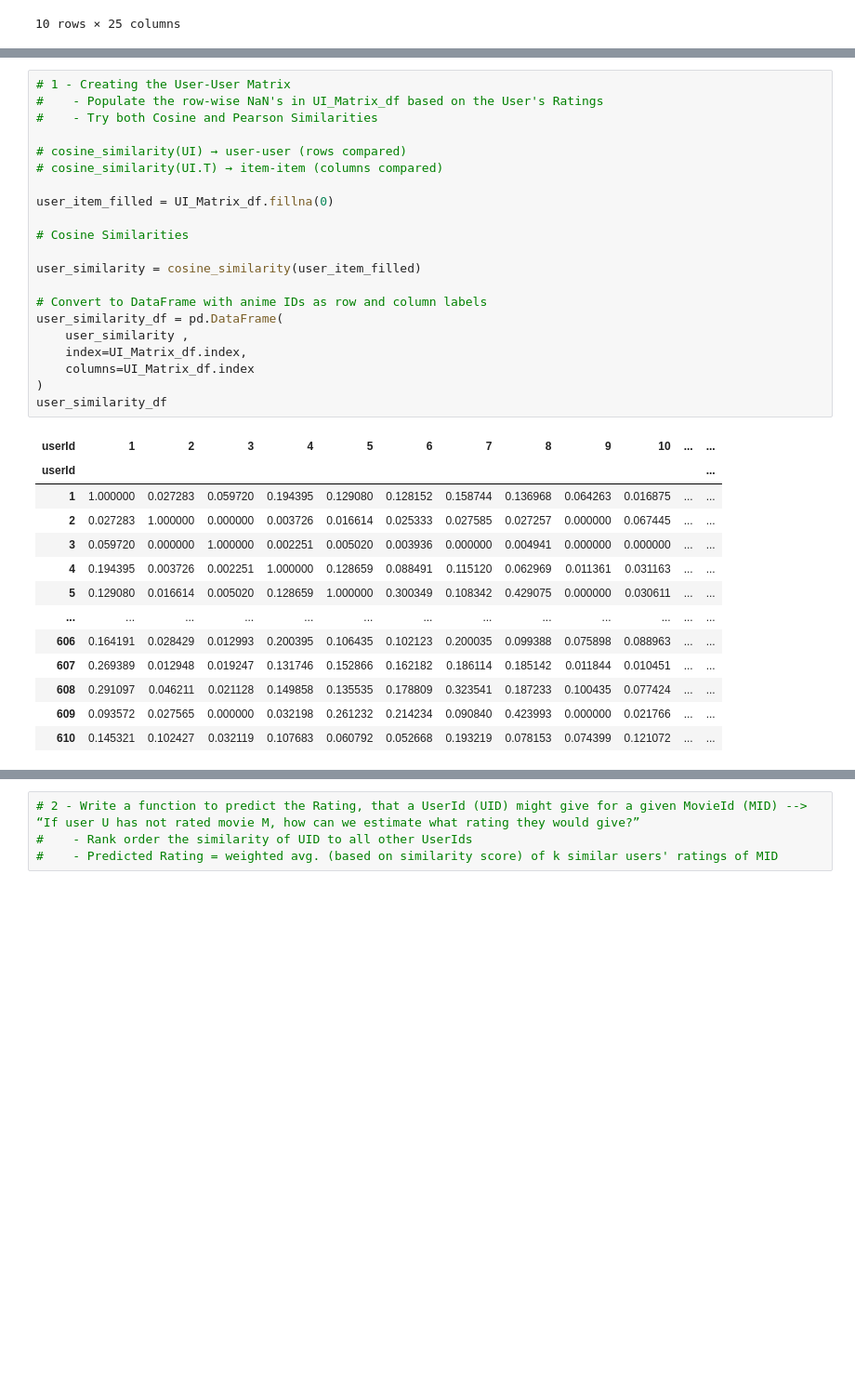
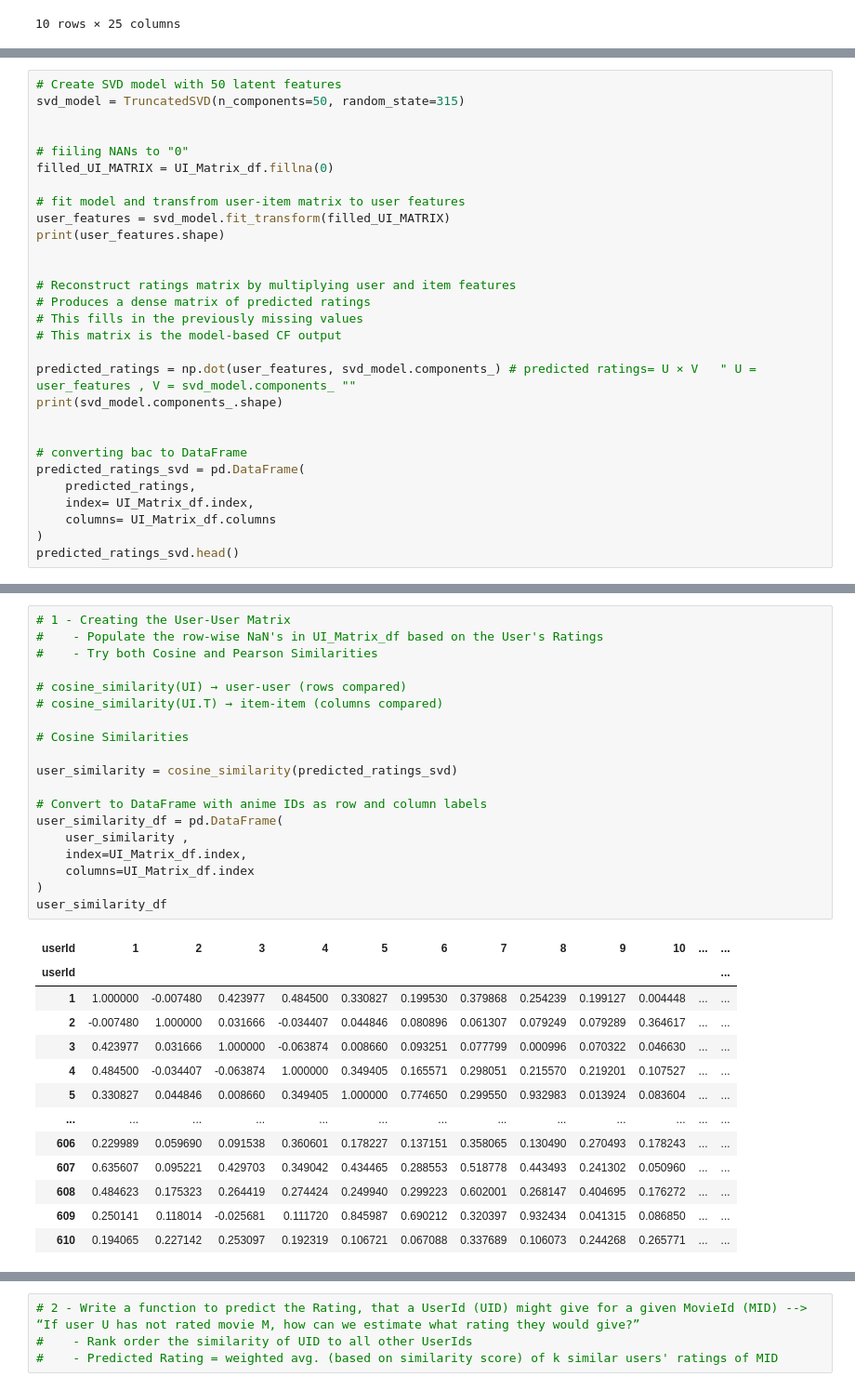
Before and after one commit to Mesterumit/Movie_Recommendations, a Jupyter notebook: Movie_Recommendations.ipynb, the cells around one changed output, grey strips where cells are left out. Shown at 93% size. Saved outputs shown, nothing was run; the diff lists cells and outputs as text; blank space fills up the shorter version.

Commit message:
updated predict rating function

```diff
--- a/Movie_Recommendations.ipynb
+++ b/Movie_Recommendations.ipynb
@@ -159,0 +172,29 @@ USER-item MATRIX :  (610, 9719)
+# %%
+# Create SVD model with 50 latent features
+svd_model = TruncatedSVD(n_components=50, random_state=315)
+
+
+# fiiling NANs to "0"
+filled_UI_MATRIX = UI_Matrix_df.fillna(0)
+
+# fit model and transfrom user-item matrix to user features
+user_features = svd_model.fit_transform(filled_UI_MATRIX)
+print(user_features.shape)
+
+
+# Reconstruct ratings matrix by multiplying user and item features
+# Produces a dense matrix of predicted ratings
+# This fills in the previously missing values
+# This matrix is the model-based CF output
+
+predicted_ratings = np.dot(user_features, svd_model.components_) # predicted ratings= U × V   " U = user_features , V = svd_model.components_ ""
+print(svd_model.components_.shape)
+
+
+# converting bac to DataFrame
+predicted_ratings_svd = pd.DataFrame(
+    predicted_ratings,
+    index= UI_Matrix_df.index,
+    columns= UI_Matrix_df.columns
+)
+predicted_ratings_svd.head()
@@ -171,38 +266,36 @@ Task 3-A:  Memory Based Collaborative Filtering:
 # %%
 # 1 - Creating the User-User Matrix
 #    - Populate the row-wise NaN's in UI_Matrix_df based on the User's Ratings
 #    - Try both Cosine and Pearson Similarities
 
 # cosine_similarity(UI) → user-user (rows compared)
 # cosine_similarity(UI.T) → item-item (columns compared)
 
-user_item_filled = UI_Matrix_df.fillna(0)
-
 # Cosine Similarities
 
-user_similarity = cosine_similarity(user_item_filled)
+user_similarity = cosine_similarity(predicted_ratings_svd)
 
 # Convert to DataFrame with anime IDs as row and column labels
 user_similarity_df = pd.DataFrame(
     user_similarity ,
     index=UI_Matrix_df.index,
     columns=UI_Matrix_df.index
 )
 user_similarity_df
 # %% [output]
 | userId | 1 | 2 | 3 | 4 | 5 | 6 | 7 | 8 | 9 | 10 | ... | ... |
 | userId |  |  |  |  |  |  |  |  |  |  |  | ... |
-| 1 | 1.000000 | 0.027283 | 0.059720 | 0.194395 | 0.129080 | 0.128152 | 0.158744 | 0.136968 | 0.064263 | 0.016875 | ... | ... |
-| 2 | 0.027283 | 1.000000 | 0.000000 | 0.003726 | 0.016614 | 0.025333 | 0.027585 | 0.027257 | 0.000000 | 0.067445 | ... | ... |
-| 3 | 0.059720 | 0.000000 | 1.000000 | 0.002251 | 0.005020 | 0.003936 | 0.000000 | 0.004941 | 0.000000 | 0.000000 | ... | ... |
-| 4 | 0.194395 | 0.003726 | 0.002251 | 1.000000 | 0.128659 | 0.088491 | 0.115120 | 0.062969 | 0.011361 | 0.031163 | ... | ... |
-| 5 | 0.129080 | 0.016614 | 0.005020 | 0.128659 | 1.000000 | 0.300349 | 0.108342 | 0.429075 | 0.000000 | 0.030611 | ... | ... |
+| 1 | 1.000000 | -0.007480 | 0.423977 | 0.484500 | 0.330827 | 0.199530 | 0.379868 | 0.254239 | 0.199127 | 0.004448 | ... | ... |
+| 2 | -0.007480 | 1.000000 | 0.031666 | -0.034407 | 0.044846 | 0.080896 | 0.061307 | 0.079249 | 0.079289 | 0.364617 | ... | ... |
+| 3 | 0.423977 | 0.031666 | 1.000000 | -0.063874 | 0.008660 | 0.093251 | 0.077799 | 0.000996 | 0.070322 | 0.046630 | ... | ... |
+| 4 | 0.484500 | -0.034407 | -0.063874 | 1.000000 | 0.349405 | 0.165571 | 0.298051 | 0.215570 | 0.219201 | 0.107527 | ... | ... |
+| 5 | 0.330827 | 0.044846 | 0.008660 | 0.349405 | 1.000000 | 0.774650 | 0.299550 | 0.932983 | 0.013924 | 0.083604 | ... | ... |
 | ... | ... | ... | ... | ... | ... | ... | ... | ... | ... | ... | ... | ... |
-| 606 | 0.164191 | 0.028429 | 0.012993 | 0.200395 | 0.106435 | 0.102123 | 0.200035 | 0.099388 | 0.075898 | 0.088963 | ... | ... |
-| 607 | 0.269389 | 0.012948 | 0.019247 | 0.131746 | 0.152866 | 0.162182 | 0.186114 | 0.185142 | 0.011844 | 0.010451 | ... | ... |
-| 608 | 0.291097 | 0.046211 | 0.021128 | 0.149858 | 0.135535 | 0.178809 | 0.323541 | 0.187233 | 0.100435 | 0.077424 | ... | ... |
-| 609 | 0.093572 | 0.027565 | 0.000000 | 0.032198 | 0.261232 | 0.214234 | 0.090840 | 0.423993 | 0.000000 | 0.021766 | ... | ... |
-| 610 | 0.145321 | 0.102427 | 0.032119 | 0.107683 | 0.060792 | 0.052668 | 0.193219 | 0.078153 | 0.074399 | 0.121072 | ... | ... |
+| 606 | 0.229989 | 0.059690 | 0.091538 | 0.360601 | 0.178227 | 0.137151 | 0.358065 | 0.130490 | 0.270493 | 0.178243 | ... | ... |
+| 607 | 0.635607 | 0.095221 | 0.429703 | 0.349042 | 0.434465 | 0.288553 | 0.518778 | 0.443493 | 0.241302 | 0.050960 | ... | ... |
+| 608 | 0.484623 | 0.175323 | 0.264419 | 0.274424 | 0.249940 | 0.299223 | 0.602001 | 0.268147 | 0.404695 | 0.176272 | ... | ... |
+| 609 | 0.250141 | 0.118014 | -0.025681 | 0.111720 | 0.845987 | 0.690212 | 0.320397 | 0.932434 | 0.041315 | 0.086850 | ... | ... |
+| 610 | 0.194065 | 0.227142 | 0.253097 | 0.192319 | 0.106721 | 0.067088 | 0.337689 | 0.106073 | 0.244268 | 0.265771 | ... | ... |
 610 rows × 610 columns
 # %%
 # Pearson Similarities
```
Also changed, not shown: parts of 14 cells of this notebook.
